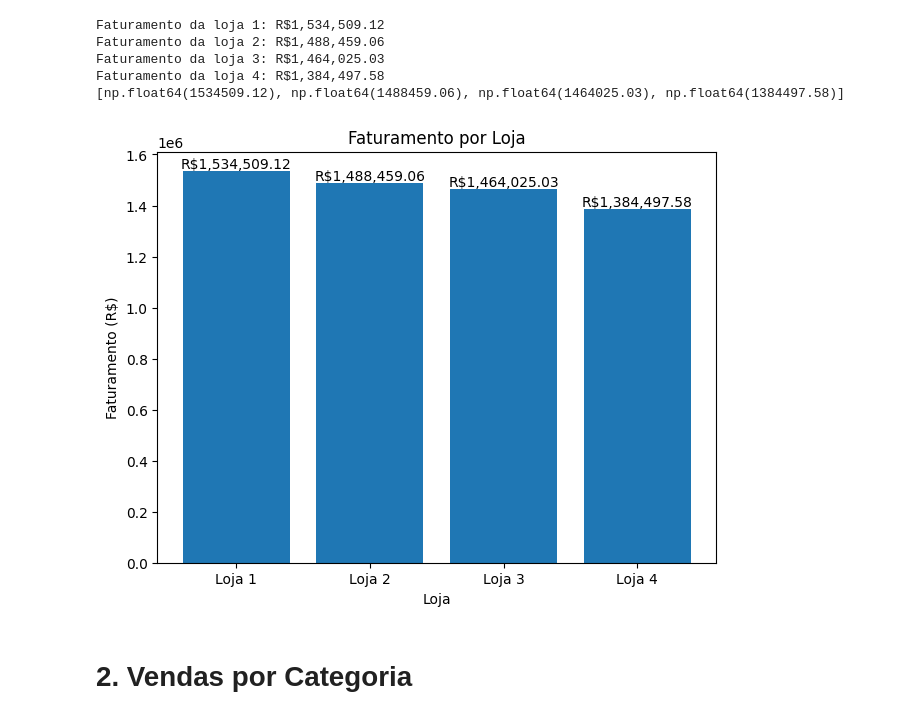
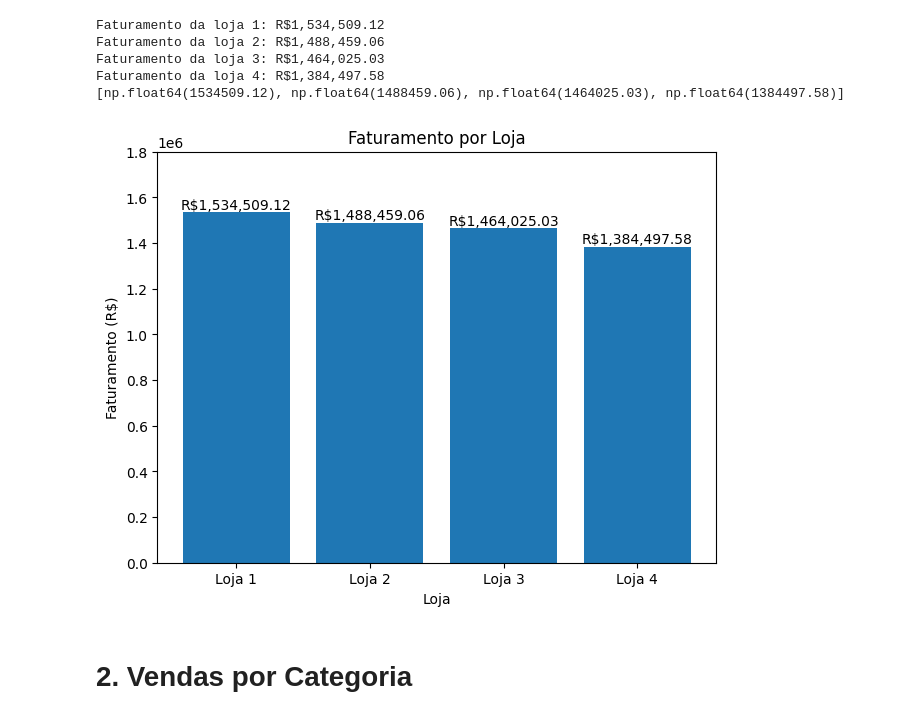
Before and after one commit to vloliveira/Challenge-Alura-Store, a Jupyter notebook: AluraStoreBr.ipynb, the cells around one changed output. Saved outputs shown, nothing was run; the diff lists cells and outputs as text; code cells hidden in the pictures.

```diff
--- a/AluraStoreBr.ipynb
+++ b/AluraStoreBr.ipynb
@@ -34,22 +51,20 @@ Faturamento da loja 3: R$1,464,025.03
 Faturamento da loja 4: R$1,384,497.58
 [np.float64(1534509.12), np.float64(1488459.06), np.float64(1464025.03), np.float64(1384497.58)]
 # %%
-import matplotlib.pyplot as plt
+
 lojas = ["Loja 1", "Loja 2", "Loja 3", "Loja 4"]
 fig, ax = plt.subplots()
 barras = ax.bar(lojas, total)
-
-# ax.bar_label(barras, fmt="R$%:,.2f")
 
 ax.bar_label(barras, labels=[ f"R${v:,.2f}" for v in total])
 
 ax.set_ylabel("Faturamento (R$)")
 plt.tight_layout()
 plt.title("Faturamento por Loja")
-
+ax.set_ylim(0, 1800000)
 plt.xlabel("Loja")
 plt.show()
 # %% [output]
-[figure, old version]
+[figure, new version]
 # %% [markdown]
 # 2. Vendas por Categoria
```
Also changed, not shown: parts of 16 cells of this notebook.
